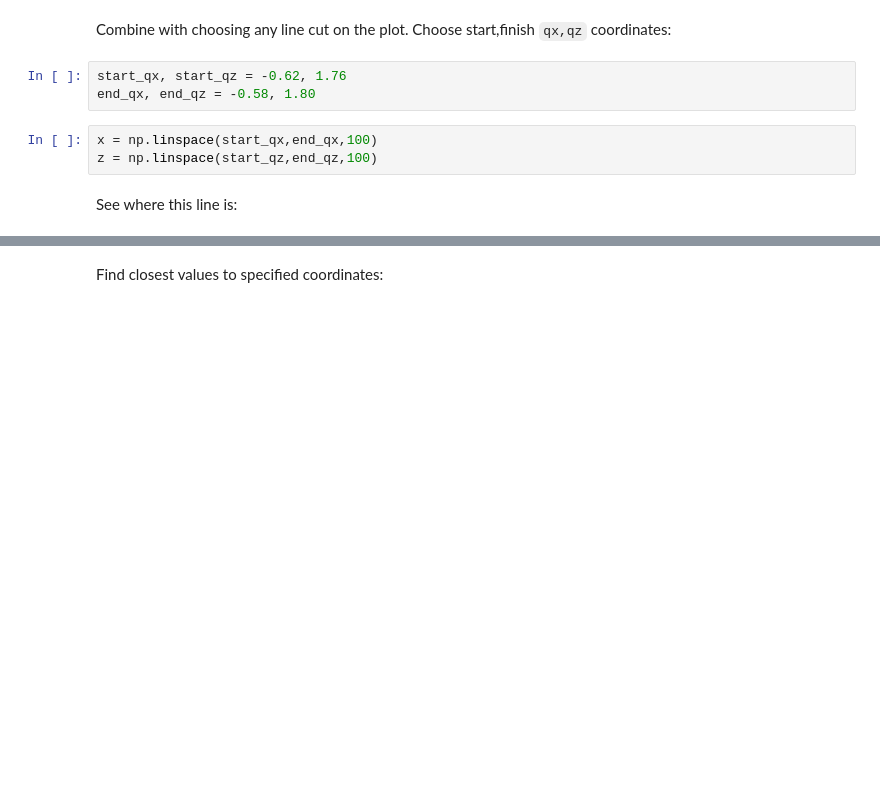
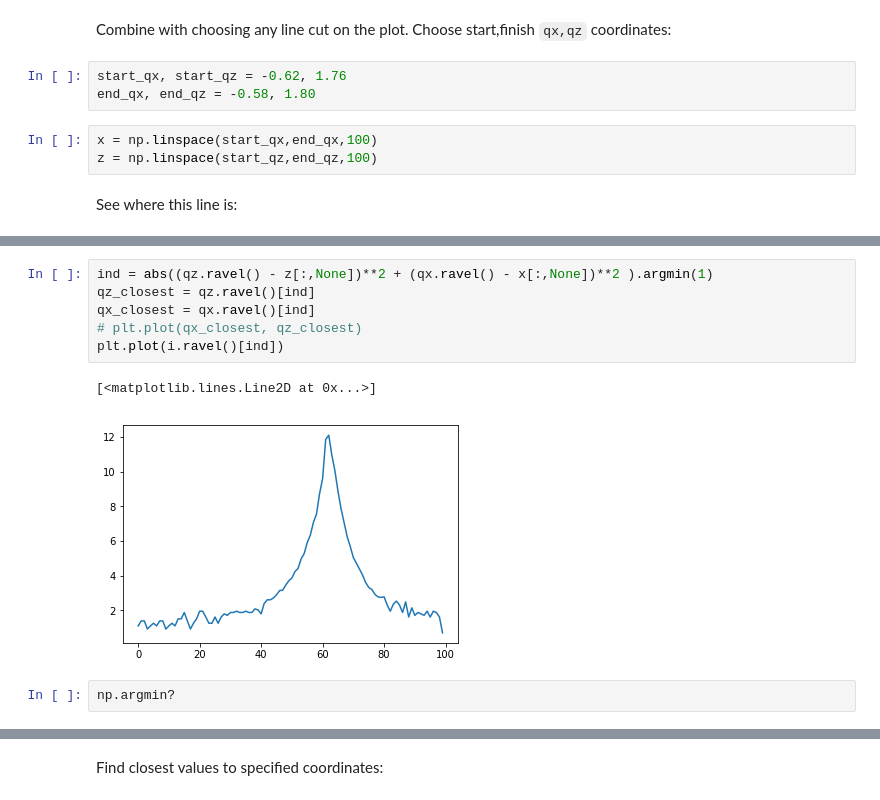
Before and after one commit to ezatterin/edoxrd, a Jupyter notebook: examples/devel_cuts.ipynb, the cells around one changed output, grey strips where cells are left out. Cells and saved outputs as stored; diff of their text form; blank space fills up the shorter version.

```diff
--- a/examples/devel_cuts.ipynb
+++ b/examples/devel_cuts.ipynb
@@ -85 +94,12 @@ plt.plot(x,z,c='yellow')
 [figure]
+# %%
+ind = abs((qz.ravel() - z[:,None])**2 + (qx.ravel() - x[:,None])**2 ).argmin(1)
+qz_closest = qz.ravel()[ind]
+qx_closest = qx.ravel()[ind]
+# plt.plot(qx_closest, qz_closest)
+plt.plot(i.ravel()[ind])
+# %% [output]
+[<matplotlib.lines.Line2D at 0x...>]
+[figure, added]
+# %%
+np.argmin?
```
Also changed, not shown: parts of 10 cells of this notebook, 1 other file.
